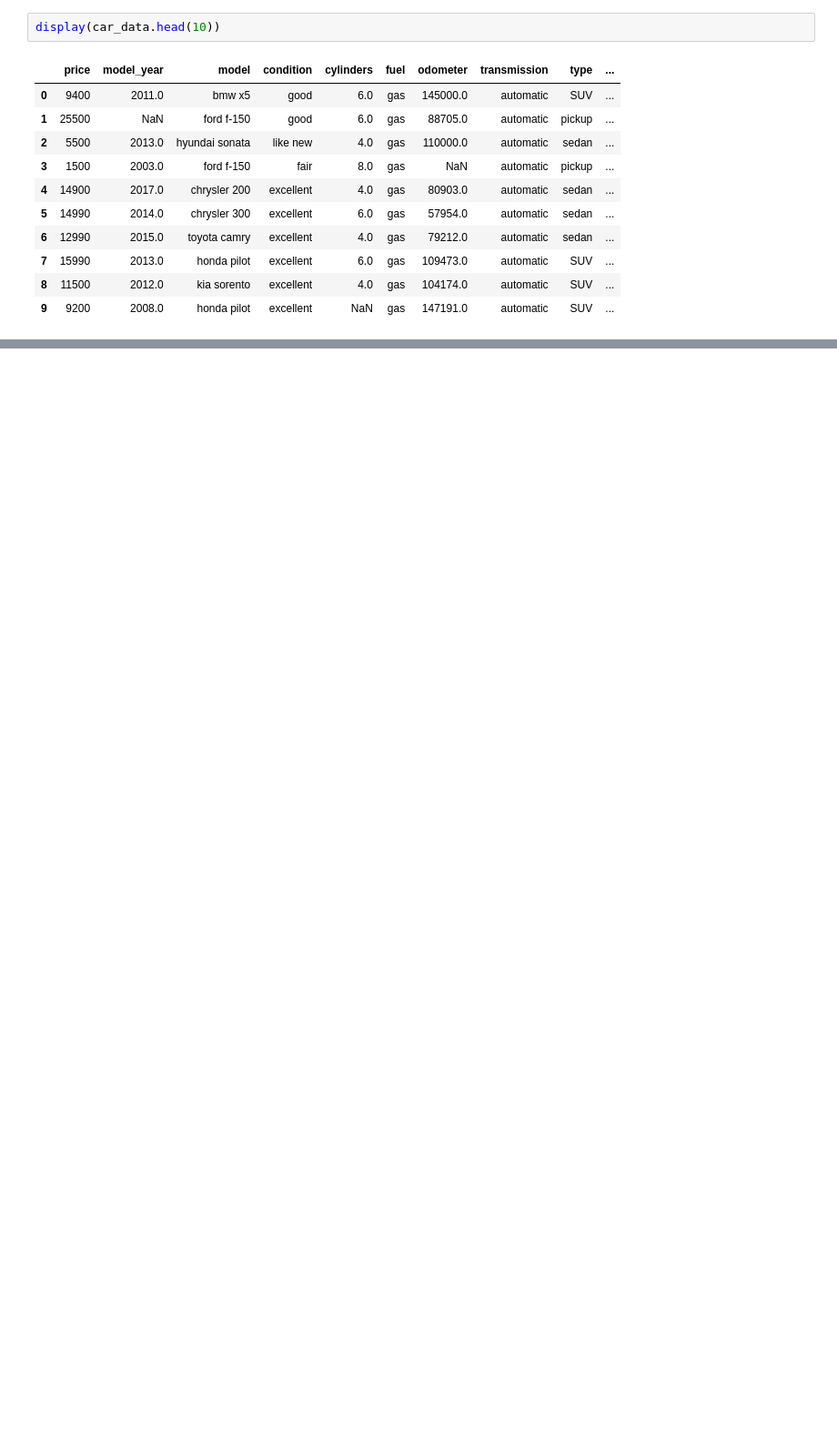
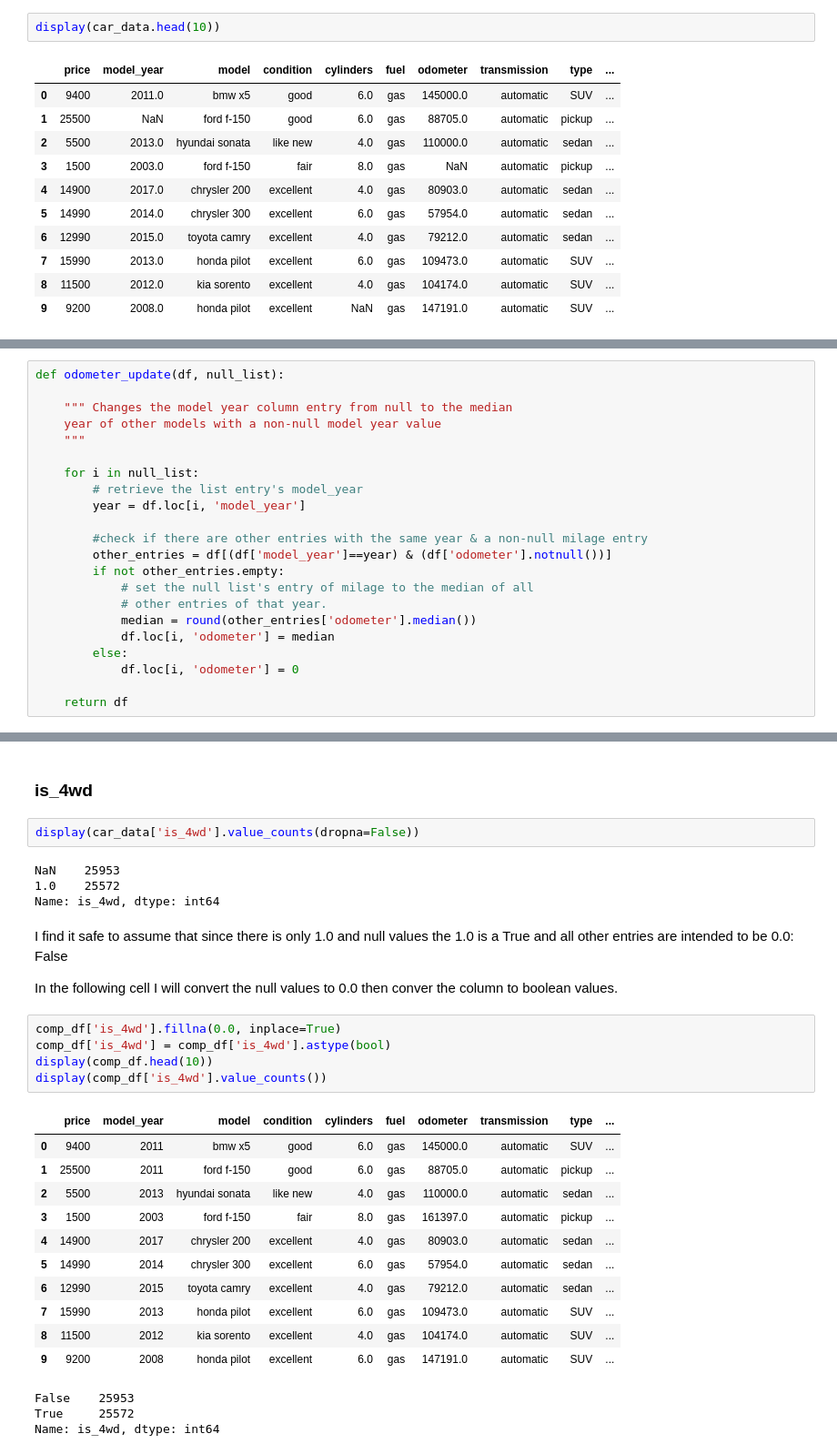
Before and after one commit to muscledork/practicum_sprint_4, a Jupyter notebook: cars_eda.ipynb, the cells around one changed output, grey strips where cells are left out. Shown: that part at 91% size. Saved outputs shown, nothing was run; the diff lists cells and outputs as text; blank space fills up the shorter version.

```diff
--- a/cars_eda.ipynb
+++ b/cars_eda.ipynb
@@ -184,0 +352,22 @@ comp_df = comp_df.drop('model', axis=1)
+# %%
+def odometer_update(df, null_list):
+
+    """ Changes the model year column entry from null to the median
+    year of other models with a non-null model year value
+    """
+
+    for i in null_list:
+        # retrieve the list entry's model_year
+        year = df.loc[i, 'model_year']
+
+        #check if there are other entries with the same year & a non-null milage entry
+        other_entries = df[(df['model_year']==year) & (df['odometer'].notnull())]
+        if not other_entries.empty:
+            # set the null list's entry of milage to the median of all
+            # other entries of that year.
+            median = round(other_entries['odometer'].median())
+            df.loc[i, 'odometer'] = median
+        else:
+            df.loc[i, 'odometer'] = 0
+
+    return df
@@ -184,0 +467,32 @@ comp_df = comp_df.drop('model', axis=1)
+# %% [markdown]
+### is_4wd
+# %%
+display(car_data['is_4wd'].value_counts(dropna=False))
+# %% [output]
+NaN    25953
+1.0    25572
+Name: is_4wd, dtype: int64
+# %% [markdown]
+I find it safe to assume that since there is only 1.0 and null values the 1.0 is a True and all other entries are intended to be 0.0: False
+
+In the following cell I will convert the null values to 0.0 then conver the column to boolean values.
+# %%
+comp_df['is_4wd'].fillna(0.0, inplace=True)
+comp_df['is_4wd'] = comp_df['is_4wd'].astype(bool)
+display(comp_df.head(10))
+display(comp_df['is_4wd'].value_counts())
+# %% [output]
+|  | price | model_year | model | condition | cylinders | fuel | odometer | transmission | type | ... |
+| 0 | 9400 | 2011 | bmw x5 | good | 6.0 | gas | 145000.0 | automatic | SUV | ... |
+| 1 | 25500 | 2011 | ford f-150 | good | 6.0 | gas | 88705.0 | automatic | pickup | ... |
+| 2 | 5500 | 2013 | hyundai sonata | like new | 4.0 | gas | 110000.0 | automatic | sedan | ... |
+| 3 | 1500 | 2003 | ford f-150 | fair | 8.0 | gas | 161397.0 | automatic | pickup | ... |
+| 4 | 14900 | 2017 | chrysler 200 | excellent | 4.0 | gas | 80903.0 | automatic | sedan | ... |
+| 5 | 14990 | 2014 | chrysler 300 | excellent | 6.0 | gas | 57954.0 | automatic | sedan | ... |
+| 6 | 12990 | 2015 | toyota camry | excellent | 4.0 | gas | 79212.0 | automatic | sedan | ... |
+| 7 | 15990 | 2013 | honda pilot | excellent | 6.0 | gas | 109473.0 | automatic | SUV | ... |
+| 8 | 11500 | 2012 | kia sorento | excellent | 4.0 | gas | 104174.0 | automatic | SUV | ... |
+| 9 | 9200 | 2008 | honda pilot | excellent | 6.0 | gas | 147191.0 | automatic | SUV | ... |
+False    25953
+True     25572
+Name: is_4wd, dtype: int64
```
Also changed, not shown: parts of 75 cells of this notebook.
